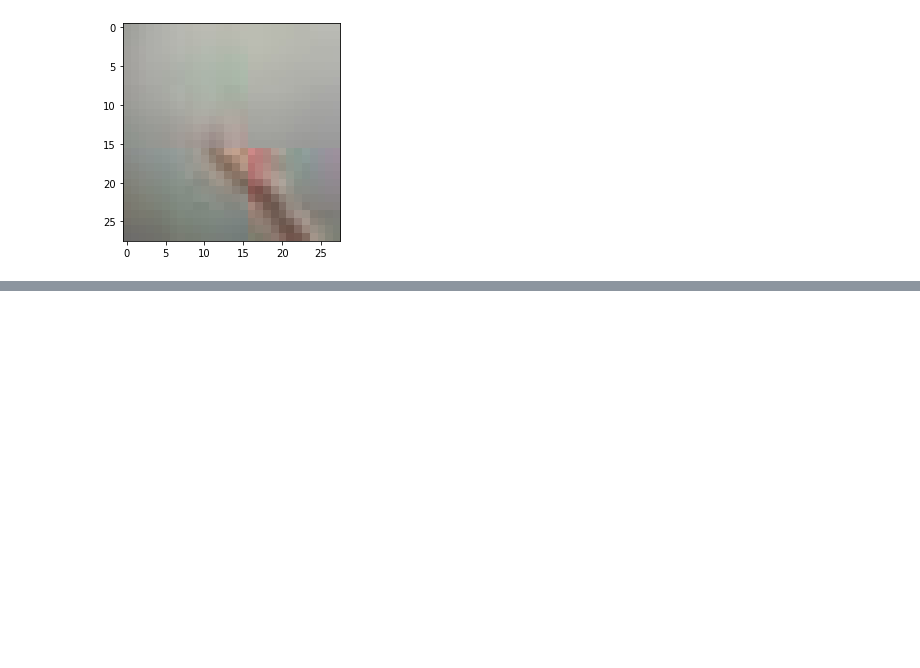
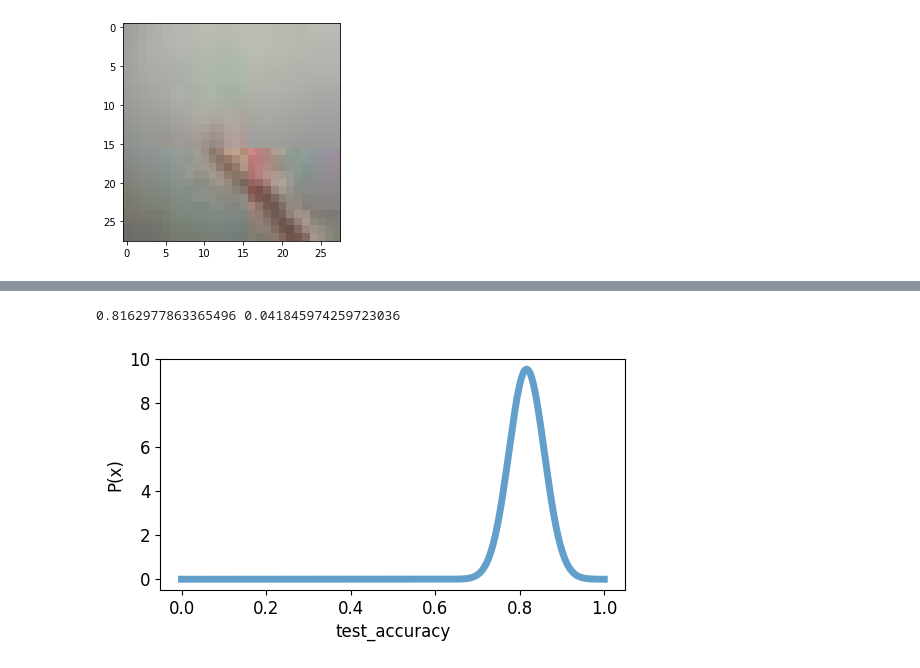
Before and after one commit to ahgnus/explore_deeplearning, a Jupyter notebook: [E_05]_rcp.ipynb, the cells around one changed output, grey strips where cells are left out. Drawn from its saved outputs; the diff is of its cells as text; code cells hidden in the pictures; blank space fills up the shorter version.

```diff
--- a/[E_05]_rcp.ipynb
+++ b/[E_05]_rcp.ipynb
@@ -1388,0 +1495,29 @@ test_accuracy: 0.8595238327980042
+# %%
+# 평균과 표준편차
+import numpy as np
+print(np.mean(test_accuracy_list), np.std(test_accuracy_list))
+# %% [output]
+0.8162977863365496 0.041845974259723036
+# %%
+# 독립시행의 확률밀도함수가 정규 분포를 따른다고 가정하였을 때, n=100 n 이 충분히 크므로
+# 모델의 test_accuracy의 확률 밀도 함수
+import matplotlib.pyplot as plt
+
+plt.style.use('default')
+plt.rcParams['figure.figsize'] = (6, 3)
+plt.rcParams['font.size'] = 12
+plt.rcParams['lines.linewidth'] = 5
+
+mu1, sigma1 = 0.8162977863365496, 0.041845974259723036
+
+x = np.linspace(0, 1, 1000)
+y1 = (1 / np.sqrt(2 * np.pi * sigma1**2)) * np.exp(-(x-mu1)**2 / (2 * sigma1**2))
+
+plt.plot(x, y1, alpha=0.7)
+
+plt.xlabel('test_accuracy')
+plt.ylabel('P(x)')
+
+plt.show()
+# %% [output]
+[figure, added]
```
Also changed, not shown: parts of 37 cells of this notebook.
